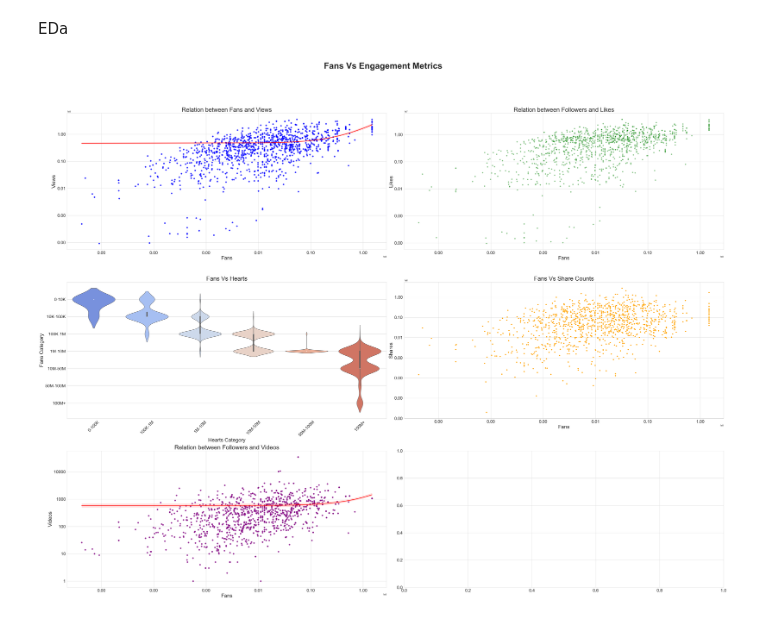
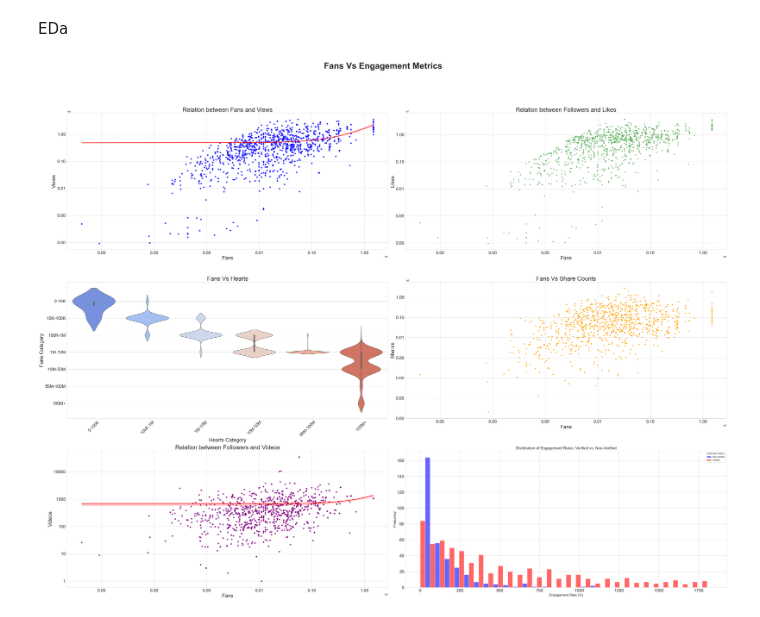
Before and after one commit to Sparshan605/Social-Media-Sentiment-Dashboard, a Jupyter notebook: data_visulaization.ipynb, the cells around one changed output. Drawn from its saved outputs; the diff is of its cells as text; code cells hidden in the pictures.

Commit message:
added bar graph

```diff
--- a/data_visulaization.ipynb
+++ b/data_visulaization.ipynb
@@ -104,31 +104,53 @@ sns.scatterplot(x=tiktok_data['authorMeta/fans'], y=tiktok_data['shareCount'], a
 axes[1, 1].set_xscale('log')
 axes[1, 1].set_yscale('log')
 axes[1, 1].set_title('Fans Vs Share Counts', fontsize=28)
 axes[1, 1].set_xlabel('Fans', fontsize=24)
 axes[1, 1].set_ylabel('Shares', fontsize=24)
 
 # Fans Vs Videos
 sns.regplot(x=tiktok_data['authorMeta/fans'], y=tiktok_data['authorMeta/video'], scatter_kws={'color': 'purple'}, line_kws={'color': 'red'},
             ax=axes[2, 0])
 axes[2, 0].set_xscale('log')
 axes[2, 0].set_yscale('log')
 axes[2, 0].set_title('Relation between Followers and Videos', fontsize=28)
 axes[2, 0].set_xlabel('Fans', fontsize=24)
 axes[2, 0].set_ylabel('Videos', fontsize=24)
 
+#Verifed and Un-Verified vs Engagement Ratio
+# Remove users with 0 fans to avoid division errors
+tiktok_data = tiktok_data[tiktok_data['authorMeta/fans'] > 0]
+
+# Calculate Engagement Rate
+tiktok_data['Engagement Rate'] = (
+    (tiktok_data['diggCount'] + tiktok_data['shareCount'] + tiktok_data['commentCount'])
+    / tiktok_data['authorMeta/fans']
+) * 100
+
+# Remove outliers beyond the 95th percentile
+upper_limit = np.percentile(tiktok_data['Engagement Rate'], 95)
+tiktok_data = tiktok_data[tiktok_data['Engagement Rate'] < upper_limit]
+
+sns.histplot(data=tiktok_data, x='Engagement Rate', hue='authorMeta/verified', hue_order=[False, True],
+                palette=['red', 'blue'], kde=False, bins=30,alpha=0.6, multiple="dodge", ax=axes[2,1])
+
+# Fix Labels
+axes[2,1].set_xlabel('Engagement Rate (%)', fontsize=16)
+axes[2,1].set_ylabel('Frequency', fontsize=16)
+axes[2,1].set_title('Distribution of Engagement Rates: Verified vs. Non-Verified', fontsize=18)
+axes[2,1].legend(title="Verification Status", labels=["Non-Verified", "Verified"])
 
 for ax in [axes[0, 0], axes[0, 1], axes[1, 1], axes[2, 0]]:
     ax.xaxis.set_major_formatter(ScalarFormatter())
     ax.yaxis.set_major_formatter(ScalarFormatter())
 
 
 for ax in axes.flat:
     ax.xaxis.set_tick_params(labelsize=20)
     ax.yaxis.set_tick_params(labelsize=20)
 
 
 plt.tight_layout(rect=[0, 0.02, 1, 0.96])
 
 plt.show()
 # %% [output]
-[figure, old version]
+[figure, new version]
```
